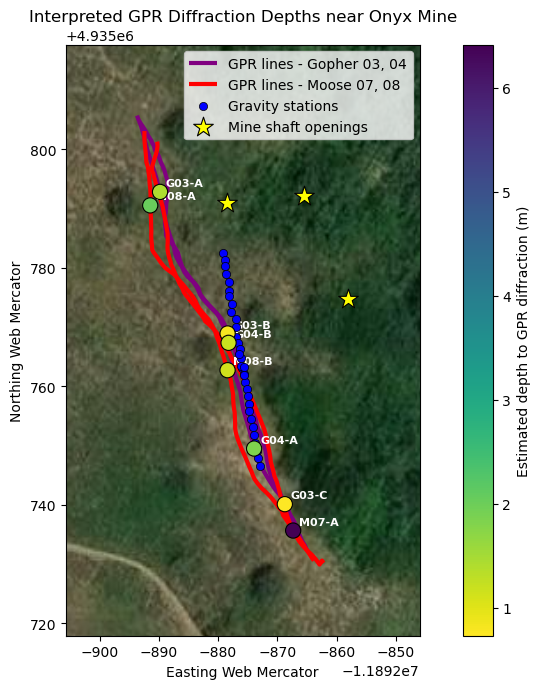
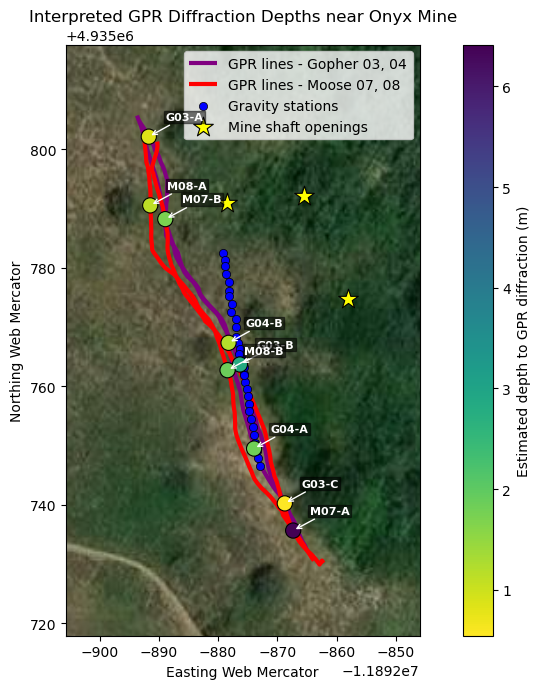
Unified diff of the notebook cell whose output changed from the first chart to the second:
--- before
+++ after
@@ -72,12 +72,20 @@
 
 for idx, row in anomaly_3857.iterrows():
-    ax.text(
-        row.geometry.x + 1,
-        row.geometry.y + 1,
+
+    ax.annotate(
         row["anomaly_id"],
+        (row.geometry.x, row.geometry.y),      # point location
+        xytext=(12, 12),                       # label offset
+        textcoords="offset points",
         fontsize=8,
         weight="bold",
         color="white",
-        path_effects=[]
+        bbox=dict(facecolor="black", alpha=0.5, pad=1),
+        arrowprops=dict(
+            arrowstyle="->",
+            color="white",
+            lw=1
+        ),
+        zorder=20
     )
 

Commit: fixed labels and added a point to GPR anomaly map